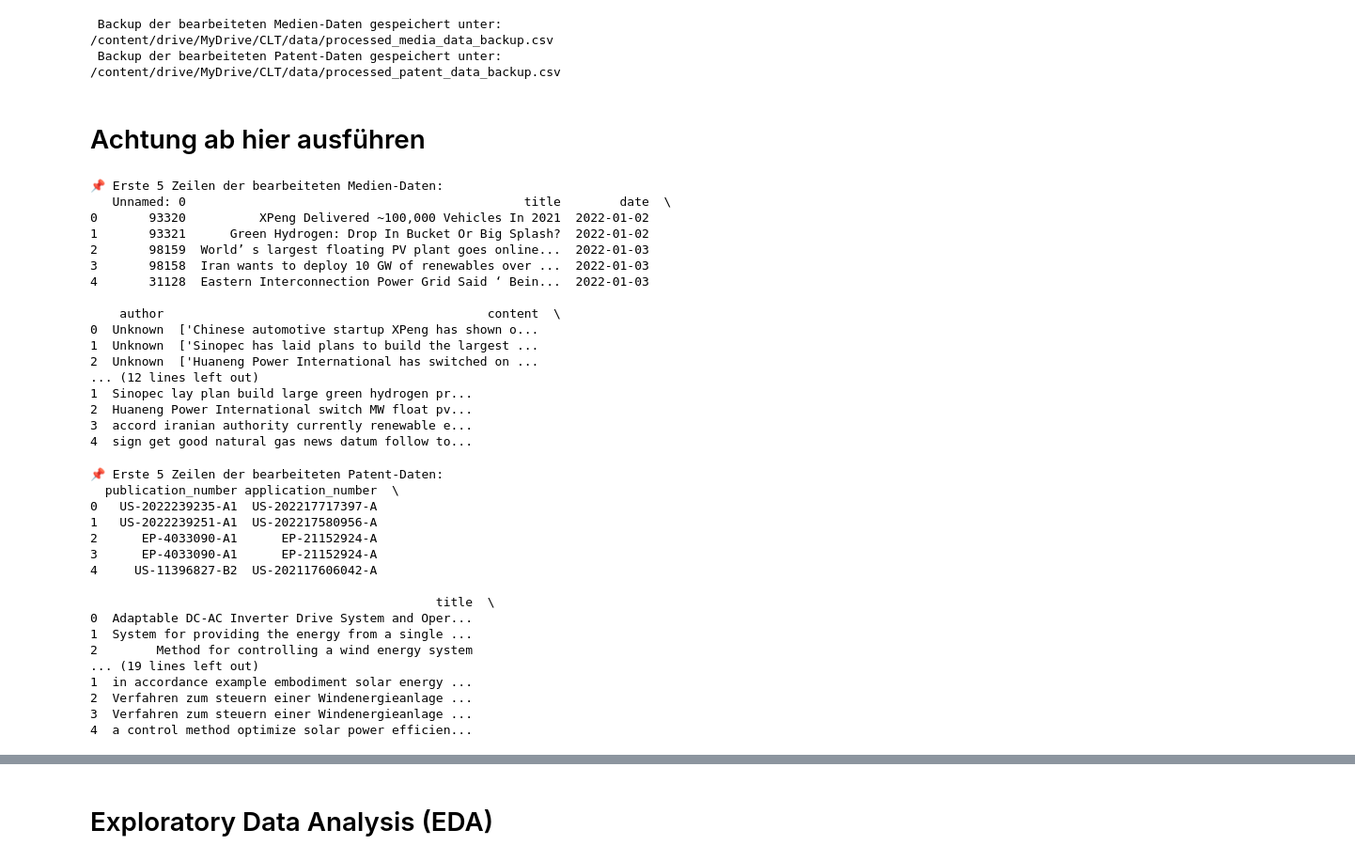
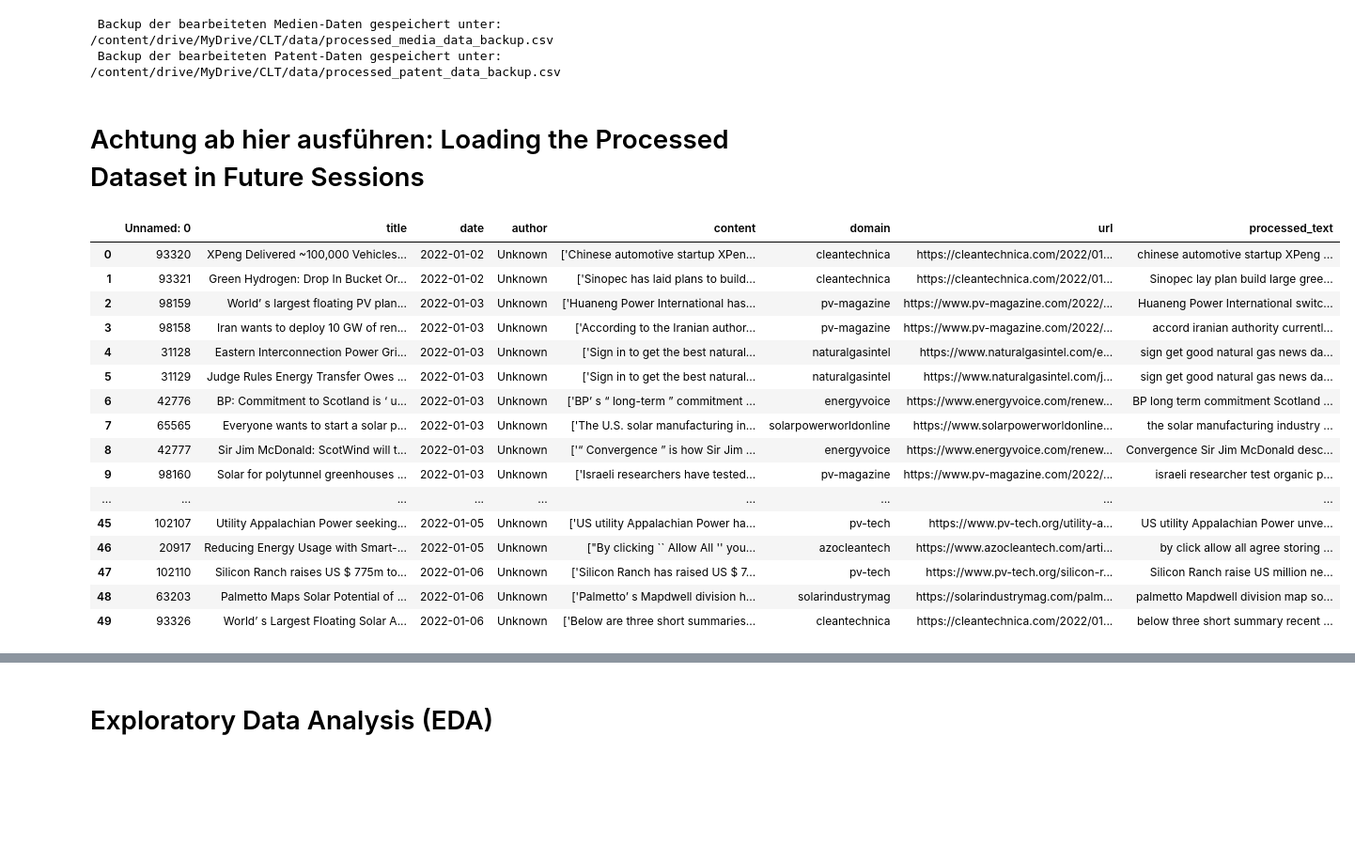
Before and after one commit to lucarenz1997/NLP, a Jupyter notebook: Stage_1_Cleaning_and_Preprocessing.ipynb, the cells around one changed output, grey strips where cells are left out. Shown at 94% size. Cells and saved outputs as stored; diff of their text form; code cells hidden in the pictures; blank space fills up the shorter version.

```diff
--- a/Stage_1_Cleaning_and_Preprocessing.ipynb
+++ b/Stage_1_Cleaning_and_Preprocessing.ipynb
@@ -225,51 +225,29 @@ print(f" Backup der bearbeiteten Patent-Daten gespeichert unter: {patent_data_fi
  Backup der bearbeiteten Medien-Daten gespeichert unter: /content/drive/MyDrive/CLT/data/processed_media_data_backup.csv
  Backup der bearbeiteten Patent-Daten gespeichert unter: /content/drive/MyDrive/CLT/data/processed_patent_data_backup.csv
 # %% [markdown]
-# Achtung ab hier ausführen
+# Achtung ab hier ausführen: Loading the Processed Dataset in Future Sessions
 # %%
-# Backup-Dateien laden
+# Load Backup
 processed_media_data_backup = pd.read_csv("/content/drive/MyDrive/CLT/data/processed_media_data_backup.csv")
 processed_patent_data_backup = pd.read_csv("/content/drive/MyDrive/CLT/data/processed_patent_data_backup.csv")
 
-# Die ersten 5 Zeilen anzeigen
-print("\n📌 Erste 5 Zeilen der bearbeiteten Medien-Daten:")
-print(processed_media_data_backup.head())
+# Check first 5 rows
+processed_media_data_backup.head(50)
 # %% [output]
-📌 Erste 5 Zeilen der bearbeiteten Medien-Daten:
-   Unnamed: 0                                              title        date  \
-0       93320          XPeng Delivered ~100,000 Vehicles In 2021  2022-01-02
-1       93321      Green Hydrogen: Drop In Bucket Or Big Splash?  2022-01-02
-2       98159  World’ s largest floating PV plant goes online...  2022-01-03
-3       98158  Iran wants to deploy 10 GW of renewables over ...  2022-01-03
-4       31128  Eastern Interconnection Power Grid Said ‘ Bein...  2022-01-03
-
-    author                                            content  \
-0  Unknown  ['Chinese automotive startup XPeng has shown o...
-1  Unknown  ['Sinopec has laid plans to build the largest ...
-2  Unknown  ['Huaneng Power International has switched on ...
-... (12 lines left out)
-1  Sinopec lay plan build large green hydrogen pr...
-2  Huaneng Power International switch MW float pv...
-3  accord iranian authority currently renewable e...
-4  sign get good natural gas news datum follow to...
+|  | Unnamed: 0 | title | date | author | content | domain | url | processed_text |
+| 0 | 93320 | XPeng Delivered ~100,000 Vehicles... | 2022-01-02 | Unknown | ['Chinese automotive startup XPen... | cleantechnica | https://cleantechnica.com/2022/01... | chinese automotive startup XPeng ... |
+| 1 | 93321 | Green Hydrogen: Drop In Bucket Or... | 2022-01-02 | Unknown | ['Sinopec has laid plans to build... | cleantechnica | https://cleantechnica.com/2022/01... | Sinopec lay plan build large gree... |
+| 2 | 98159 | World’ s largest floating PV plan... | 2022-01-03 | Unknown | ['Huaneng Power International has... | pv-magazine | https://www.pv-magazine.com/2022/... | Huaneng Power International switc... |
+| 3 | 98158 | Iran wants to deploy 10 GW of ren... | 2022-01-03 | Unknown | ['According to the Iranian author... | pv-magazine | https://www.pv-magazine.com/2022/... | accord iranian authority currentl... |
+| 4 | 31128 | Eastern Interconnection Power Gri... | 2022-01-03 | Unknown | ['Sign in to get the best natural... | naturalgasintel | https://www.naturalgasintel.com/e... | sign get good natural gas news da... |
+| 5 | 31129 | Judge Rules Energy Transfer Owes ... | 2022-01-03 | Unknown | ['Sign in to get the best natural... | naturalgasintel | https://www.naturalgasintel.com/j... | sign get good natural gas news da... |
+| 6 | 42776 | BP: Commitment to Scotland is ‘ u... | 2022-01-03 | Unknown | ['BP’ s “ long-term ” commitment ... | energyvoice | https://www.energyvoice.com/renew... | BP long term commitment Scotland ... |
+| 7 | 65565 | Everyone wants to start a solar p... | 2022-01-03 | Unknown | ['The U.S. solar manufacturing in... | solarpowerworldonline | https://www.solarpowerworldonline... | the solar manufacturing industry ... |
+| 8 | 42777 | Sir Jim McDonald: ScotWind will t... | 2022-01-03 | Unknown | ['“ Convergence ” is how Sir Jim ... | energyvoice | https://www.energyvoice.com/renew... | Convergence Sir Jim McDonald desc... |
+| 9 | 98160 | Solar for polytunnel greenhouses ... | 2022-01-03 | Unknown | ['Israeli researchers have tested... | pv-magazine | https://www.pv-magazine.com/2022/... | israeli researcher test organic p... |
+| ... | ... | ... | ... | ... | ... | ... | ... | ... |
+| 45 | 102107 | Utility Appalachian Power seeking... | 2022-01-05 | Unknown | ['US utility Appalachian Power ha... | pv-tech | https://www.pv-tech.org/utility-a... | US utility Appalachian Power unve... |
+| 46 | 20917 | Reducing Energy Usage with Smart-... | 2022-01-05 | Unknown | ["By clicking `` Allow All '' you... | azocleantech | https://www.azocleantech.com/arti... | by click allow all agree storing ... |
+| 47 | 102110 | Silicon Ranch raises US $ 775m to... | 2022-01-06 | Unknown | ['Silicon Ranch has raised US $ 7... | pv-tech | https://www.pv-tech.org/silicon-r... | Silicon Ranch raise US million ne... |
+| 48 | 63203 | Palmetto Maps Solar Potential of ... | 2022-01-06 | Unknown | ['Palmetto’ s Mapdwell division h... | solarindustrymag | https://solarindustrymag.com/palm... | palmetto Mapdwell division map so... |
+| 49 | 93326 | World’ s Largest Floating Solar A... | 2022-01-06 | Unknown | ['Below are three short summaries... | cleantechnica | https://cleantechnica.com/2022/01... | below three short summary recent ... |
-# %%
-print("\n📌 Erste 5 Zeilen der bearbeiteten Patent-Daten:")
-print(processed_patent_data_backup.head())
-# %% [output]
-📌 Erste 5 Zeilen der bearbeiteten Patent-Daten:
-  publication_number application_number  \
-0   US-2022239235-A1  US-202217717397-A
-1   US-2022239251-A1  US-202217580956-A
-2      EP-4033090-A1      EP-21152924-A
-3      EP-4033090-A1      EP-21152924-A
-4     US-11396827-B2  US-202117606042-A
-
-                                               title  \
-0  Adaptable DC-AC Inverter Drive System and Oper...
-1  System for providing the energy from a single ...
-2        Method for controlling a wind energy system
-... (19 lines left out)
-1  in accordance example embodiment solar energy ...
-2  Verfahren zum steuern einer Windenergieanlage ...
-3  Verfahren zum steuern einer Windenergieanlage ...
-4  a control method optimize solar power efficien...
```
Also changed, not shown: parts of 12 cells of this notebook.
